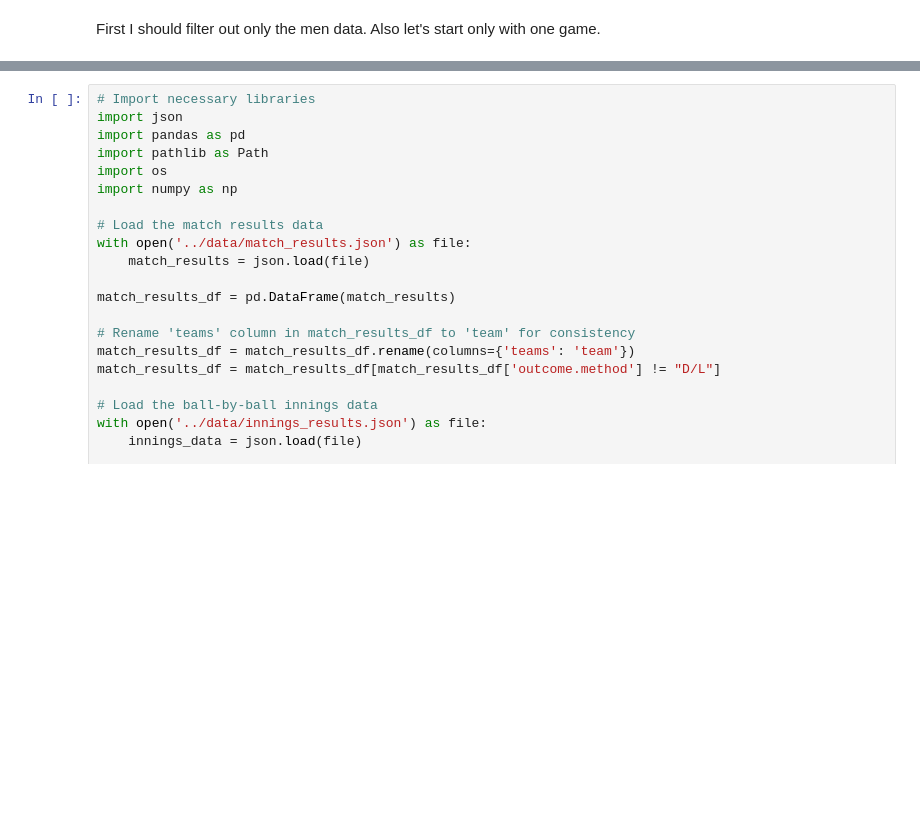
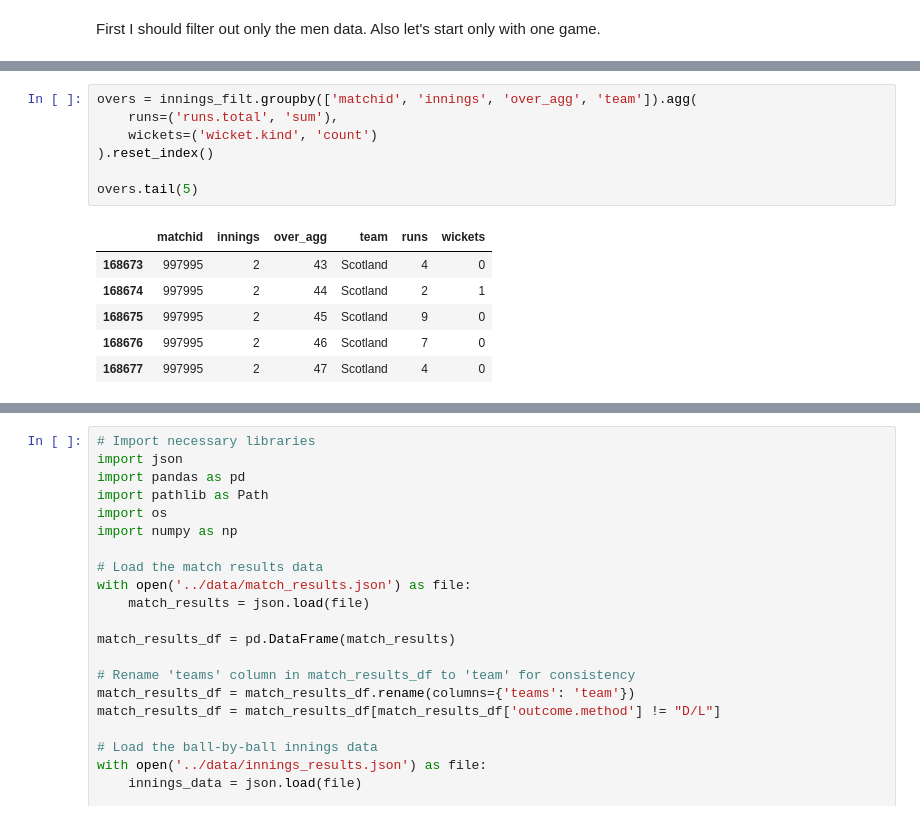
Before and after one commit to stecasta/cricket-predictions, a Jupyter notebook: notebooks/assessment.ipynb, the cells around one changed output, grey strips where cells are left out. Drawn from its saved outputs; the diff is of its cells as text; blank space fills up the shorter version.

```diff
--- a/notebooks/assessment.ipynb
+++ b/notebooks/assessment.ipynb
@@ -122,0 +265,14 @@ def shift_resources(df):
+# %%
+overs = innings_filt.groupby(['matchid', 'innings', 'over_agg', 'team']).agg(
+    runs=('runs.total', 'sum'),
+    wickets=('wicket.kind', 'count')
+).reset_index()
+
+overs.tail(5)
+# %% [output]
+|  | matchid | innings | over_agg | team | runs | wickets |
+| 168673 | 997995 | 2 | 43 | Scotland | 4 | 0 |
+| 168674 | 997995 | 2 | 44 | Scotland | 2 | 1 |
+| 168675 | 997995 | 2 | 45 | Scotland | 9 | 0 |
+| 168676 | 997995 | 2 | 46 | Scotland | 7 | 0 |
+| 168677 | 997995 | 2 | 47 | Scotland | 4 | 0 |
```
Also changed, not shown: parts of 64 cells of this notebook.
